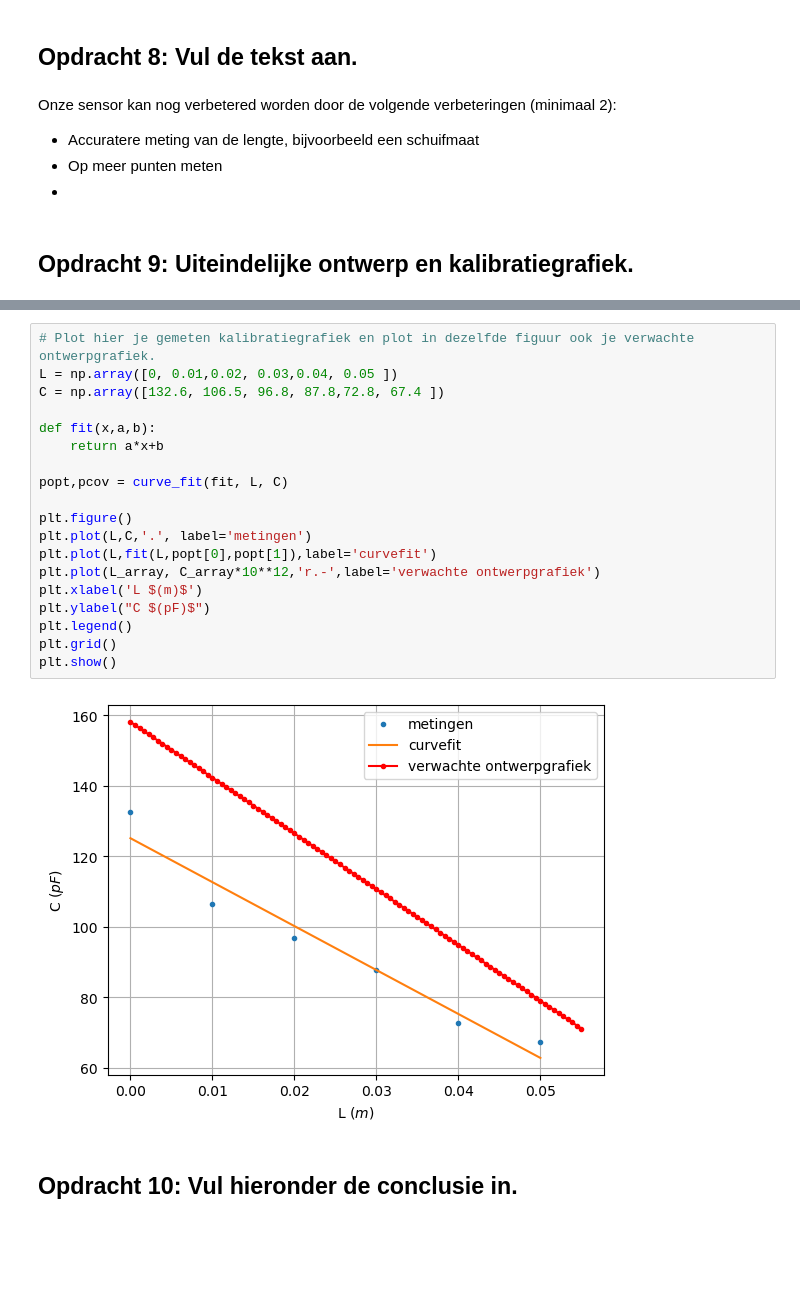
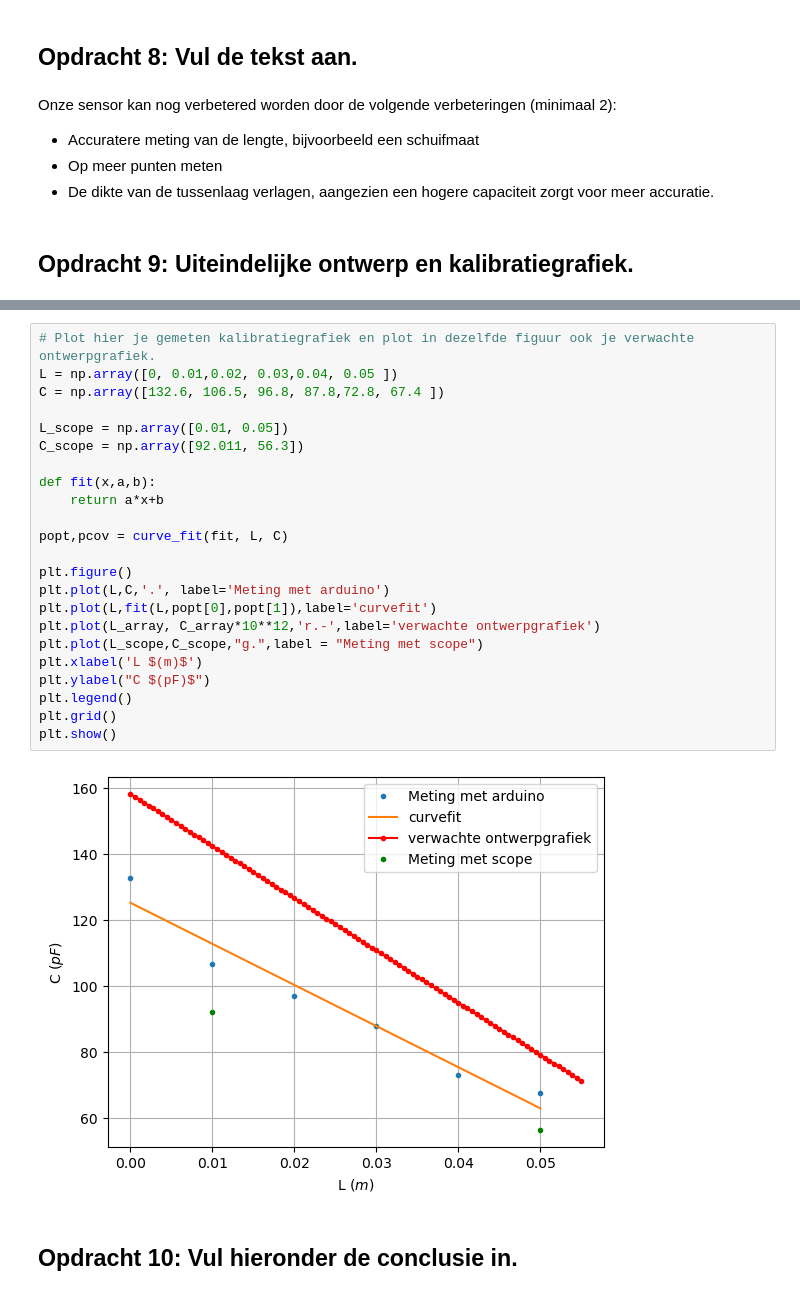
Before and after one commit to HugoRuttenTU/opdrachten-DEF-D, a Jupyter notebook: FysiekeOntwerpopdrachten/2OntwerpEenSensorCondensator/DEFOntwerpopdracht2OntwerpEenSensorInvulTemplate.ipynb, the cells around one changed output, grey strips where cells are left out. Drawn from its saved outputs; the diff is of its cells as text; blank space fills up the shorter version.

```diff
--- a/FysiekeOntwerpopdrachten/2OntwerpEenSensorCondensator/DEFOntwerpopdracht2OntwerpEenSensorInvulTemplate.ipynb
+++ b/FysiekeOntwerpopdrachten/2OntwerpEenSensorCondensator/DEFOntwerpopdracht2OntwerpEenSensorInvulTemplate.ipynb
@@ -129,7 +131,7 @@ Onze sensor kan nog verbetered worden door de volgende verbeteringen (minimaal 2
 
 * Accuratere meting van de lengte, bijvoorbeeld een schuifmaat
 * Op meer punten meten
-*
+* De dikte van de tussenlaag verlagen, aangezien een hogere capaciteit zorgt voor meer accuratie.
 # %% [markdown]
 ## Opdracht 9: Uiteindelijke ontwerp en kalibratiegrafiek.
 # %% [markdown]
@@ -138,24 +140,28 @@ Onze sensor kan nog verbetered worden door de volgende verbeteringen (minimaal 2
 # %%
 # Plot hier je gemeten kalibratiegrafiek en plot in dezelfde figuur ook je verwachte ontwerpgrafiek.
 L = np.array([0, 0.01,0.02, 0.03,0.04, 0.05 ])
 C = np.array([132.6, 106.5, 96.8, 87.8,72.8, 67.4 ])
+
+L_scope = np.array([0.01, 0.05])
+C_scope = np.array([92.011, 56.3])
 
 def fit(x,a,b):
     return a*x+b
 
 popt,pcov = curve_fit(fit, L, C)
 
 plt.figure()
-plt.plot(L,C,'.', label='metingen')
+plt.plot(L,C,'.', label='Meting met arduino')
 plt.plot(L,fit(L,popt[0],popt[1]),label='curvefit')
 plt.plot(L_array, C_array*10**12,'r.-',label='verwachte ontwerpgrafiek')
+plt.plot(L_scope,C_scope,"g.",label = "Meting met scope")
 plt.xlabel('L $(m)$')
 plt.ylabel("C $(pF)$")
 plt.legend()
 plt.grid()
 plt.show()
 # %% [output]
-[figure, old version]
+[figure, new version]
 # %% [markdown]
 ## Opdracht 10: Vul hieronder de conclusie in.
 # %% [markdown]
```
Also changed, not shown: parts of 1 cell of this notebook, 4 other files.
